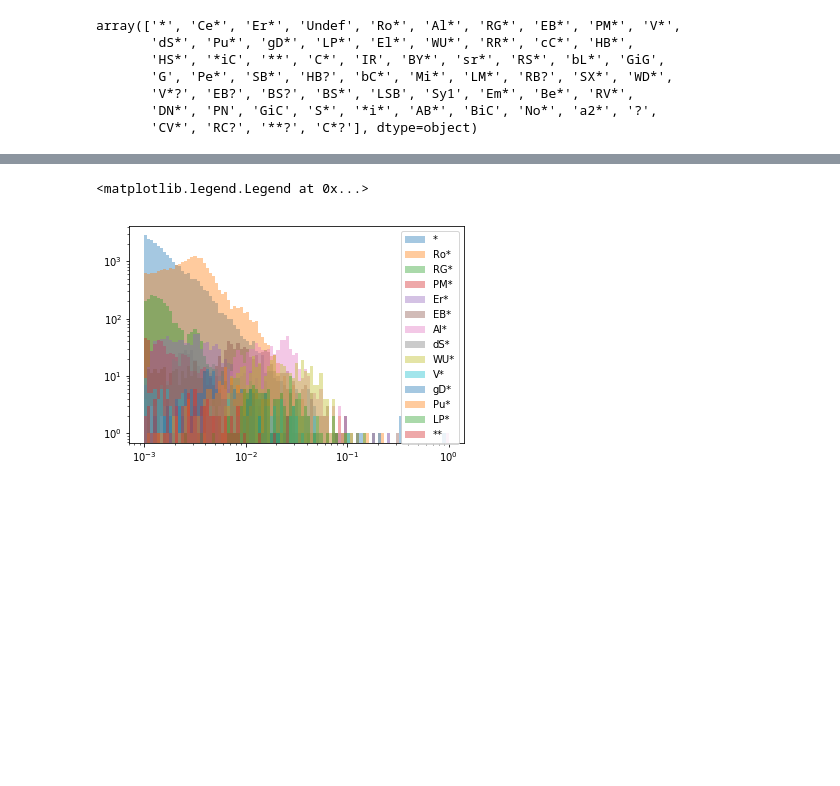
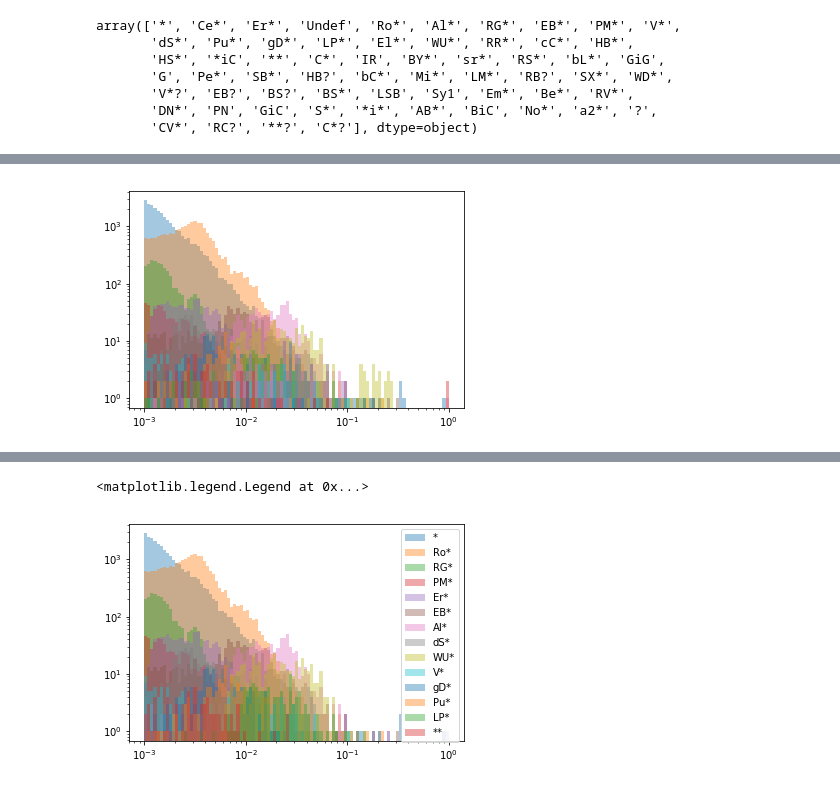
Before and after one commit to d-giles/lcfeatures, a Jupyter notebook: Catalog_Comparisons.ipynb, the cells around one changed output, grey strips where cells are left out. Saved outputs shown, nothing was run; the diff lists cells and outputs as text; code cells hidden in the pictures; blank space fills up the shorter version.

```diff
--- a/Catalog_Comparisons.ipynb
+++ b/Catalog_Comparisons.ipynb
@@ -887,0 +819,10 @@ array([  1.00000000e-05,   1.12332403e-05,   1.26185688e-05,
+# %%
+df = base_qs['Q4'].data
+bins = np.logspace(-3,0,100)
+for cl in simbad_summary.sort_values('ctlg_ct',ascending=False).index:
+    plt.hist(df[df['simbad_class']==cl].dist_score,bins=bins,log=True,alpha=0.4,label=cl)
+
+plt.xscale('log')
+#plt.legend()
+# %% [output]
+[figure, added]
```
Also changed, not shown: parts of 22 cells of this notebook.
